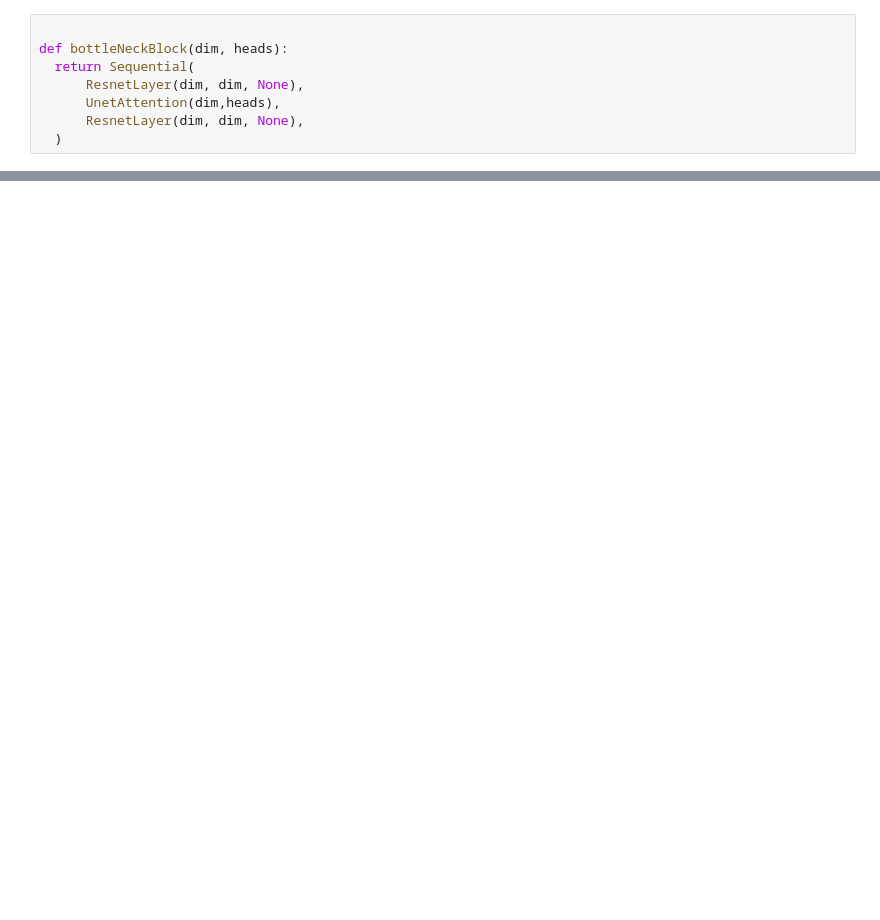
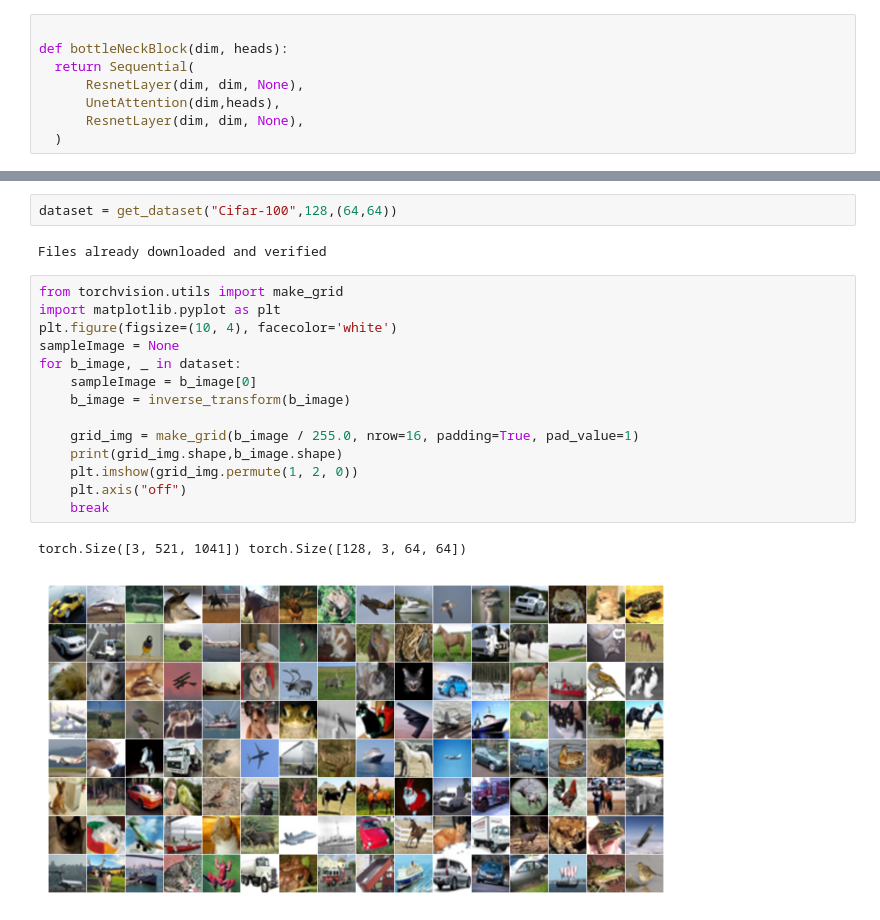
Before and after one commit to mitran27/GenerativeNetworks, a Jupyter notebook: DiffusionModel.ipynb, the cells around one changed output, grey strips where cells are left out. Saved outputs shown, nothing was run; the diff lists cells and outputs as text; blank space fills up the shorter version.

```diff
--- a/DiffusionModel.ipynb
+++ b/DiffusionModel.ipynb
@@ -195,0 +258,21 @@ X = torch.randn(1,3,256,256)
+# %%
+dataset = get_dataset("Cifar-100",128,(64,64))
+# %% [output]
+Files already downloaded and verified
+# %%
+from torchvision.utils import make_grid
+import matplotlib.pyplot as plt
+plt.figure(figsize=(10, 4), facecolor='white')
+sampleImage = None
+for b_image, _ in dataset:
+    sampleImage = b_image[0]
+    b_image = inverse_transform(b_image)
+
+    grid_img = make_grid(b_image / 255.0, nrow=16, padding=True, pad_value=1)
+    print(grid_img.shape,b_image.shape)
+    plt.imshow(grid_img.permute(1, 2, 0))
+    plt.axis("off")
+    break
+# %% [output]
+torch.Size([3, 521, 1041]) torch.Size([128, 3, 64, 64])
+[figure, added]
```
Also changed, not shown: parts of 21 cells of this notebook.
